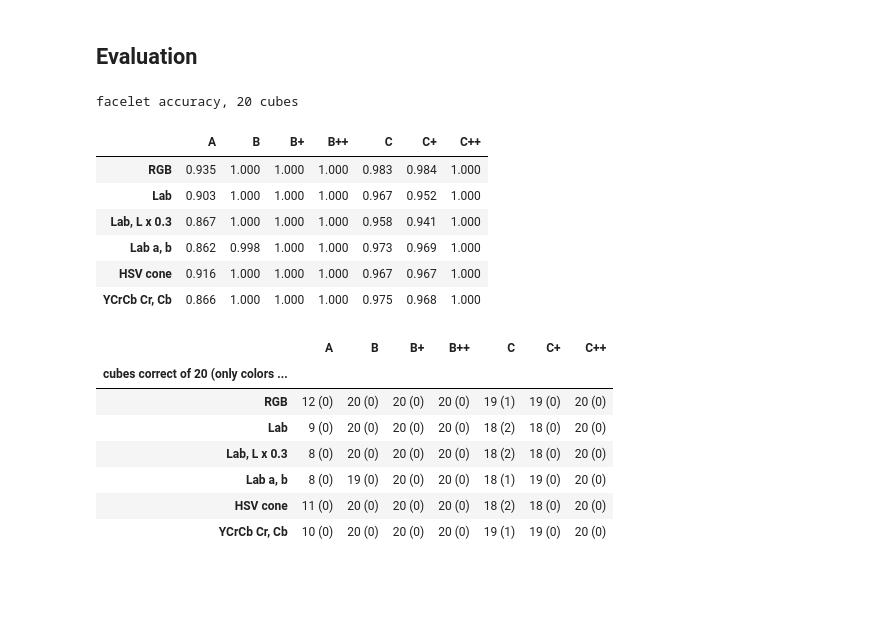
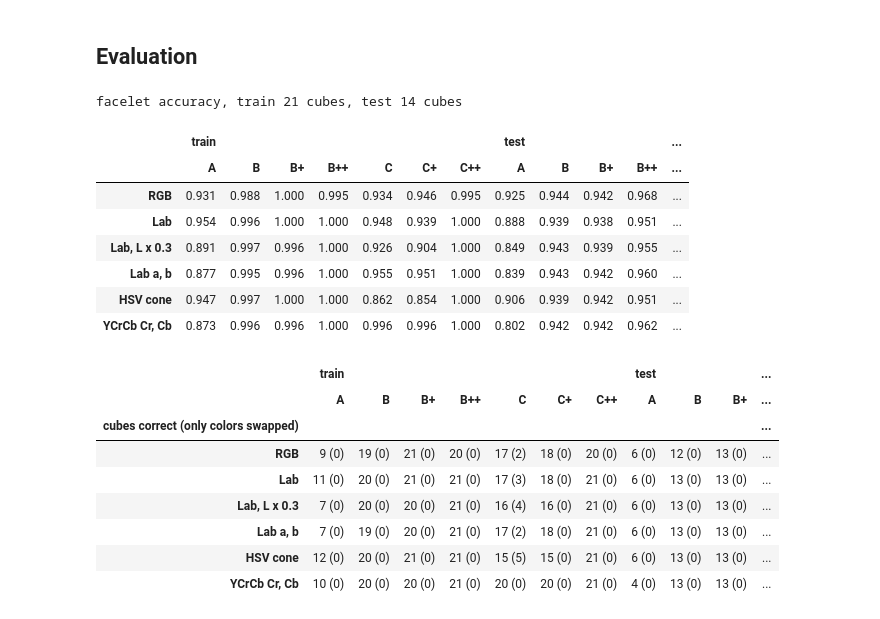
Before and after one commit to kwyrzyk/puzzle-vision, a Jupyter notebook: research/notebooks/3.1-kw-sticker-color-classification.ipynb, the cells around one changed output. Saved outputs shown, nothing was run; the diff lists cells and outputs as text; code cells hidden in the pictures; blank space fills up the shorter version.

```diff
--- a/research/notebooks/3.1-kw-sticker-color-classification.ipynb
+++ b/research/notebooks/3.1-kw-sticker-color-classification.ipynb
@@ -341,13 +411,6 @@ for space, feature in tqdm(SPACES.items()):
 # %% [markdown]
 ## Evaluation
 # %%
-with (RAW_METADATA_DIR / "cubes.csv").open(newline="") as f:
-    truth = {
-        row["cube_id"]: CubeState.from_scramble(row["scramble"])
-        for row in csv.DictReader(f)
-        if row["cube_id"] in cubes
-    }
-
 BACKGROUND = "background"  # facelet without color
 LABELS = [*COLOR.values(), BACKGROUND]
 
@@ -369,59 +432,74 @@ def accuracy(by_cube):
     )
 
 
+def subset(by_cube, name):
+    return {cube_id: by_cube[cube_id] for cube_id in SETS[name]}
+
+
+def per_set(metric):
+    # rows: spaces, columns: (set, method)
+    return pd.concat(
+        {
+            name: pd.DataFrame(
+                {
+                    space: {
+                        method: metric(subset(by_cube, name))
+                        for method, by_cube in by_method.items()
+                    }
+                    for space, by_method in states.items()
+                }
+            ).T
+            for name in SETS
+        },
+        axis=1,
+    )
+
+
 assert accuracy(truth) == 1
 assert accuracy({cube_id: CubeState() for cube_id in truth}) == 0
 # %%
-table = pd.DataFrame(
-    {
-        space: {name: accuracy(by_cube) for name, by_cube in by_method.items()}
-        for space, by_method in states.items()
-    }
-).T
-print(f"facelet accuracy, {len(truth)} cubes")
+table = per_set(accuracy)
+print(f"facelet accuracy, train {len(SETS['train'])} cubes, test {len(SETS['test'])} cubes")
 table.style.format("{:.3f}").highlight_max(axis=0)
 # %% [output]
-facelet accuracy, 20 cubes
+facelet accuracy, train 21 cubes, test 14 cubes
-|  | A | B | B+ | B++ | C | C+ | C++ |
-| RGB | 0.935 | 1.000 | 1.000 | 1.000 | 0.983 | 0.984 | 1.000 |
-| Lab | 0.903 | 1.000 | 1.000 | 1.000 | 0.967 | 0.952 | 1.000 |
-| Lab, L x 0.3 | 0.867 | 1.000 | 1.000 | 1.000 | 0.958 | 0.941 | 1.000 |
-| Lab a, b | 0.862 | 0.998 | 1.000 | 1.000 | 0.973 | 0.969 | 1.000 |
-| HSV cone | 0.916 | 1.000 | 1.000 | 1.000 | 0.967 | 0.967 | 1.000 |
-| YCrCb Cr, Cb | 0.866 | 1.000 | 1.000 | 1.000 | 0.975 | 0.968 | 1.000 |
+|  | train |  |  |  |  |  |  | test |  |  |  | ... |
+|  | A | B | B+ | B++ | C | C+ | C++ | A | B | B+ | B++ | ... |
+| RGB | 0.931 | 0.988 | 1.000 | 0.995 | 0.934 | 0.946 | 0.995 | 0.925 | 0.944 | 0.942 | 0.968 | ... |
+| Lab | 0.954 | 0.996 | 1.000 | 1.000 | 0.948 | 0.939 | 1.000 | 0.888 | 0.939 | 0.938 | 0.951 | ... |
+| Lab, L x 0.3 | 0.891 | 0.997 | 0.996 | 1.000 | 0.926 | 0.904 | 1.000 | 0.849 | 0.943 | 0.939 | 0.955 | ... |
+| Lab a, b | 0.877 | 0.995 | 0.996 | 1.000 | 0.955 | 0.951 | 1.000 | 0.839 | 0.943 | 0.942 | 0.960 | ... |
+| HSV cone | 0.947 | 0.997 | 1.000 | 1.000 | 0.862 | 0.854 | 1.000 | 0.906 | 0.939 | 0.942 | 0.951 | ... |
+| YCrCb Cr, Cb | 0.873 | 0.996 | 0.996 | 1.000 | 0.996 | 0.996 | 1.000 | 0.802 | 0.942 | 0.942 | 0.962 | ... |
 # %%
 def colors_swapped(state, cube_id):
     # wrong, but correct after renaming the colors one to one
     pairs = set(zip(facelet_colors(state), facelet_colors(truth[cube_id]), strict=True))
     predicted, expected = zip(*pairs, strict=True)
     return (
         state != truth[cube_id]
         and BACKGROUND not in predicted
         and len(pairs) == len(set(predicted)) == len(set(expected))
     )
 
 
 def cubes_correct(by_cube):
     exact = sum(state == truth[cube_id] for cube_id, state in by_cube.items())
     swapped = sum(colors_swapped(state, cube_id) for cube_id, state in by_cube.items())
     return f"{exact} ({swapped})"
 
 
-pd.DataFrame(
-    {
-        space: {name: cubes_correct(by_cube) for name, by_cube in by_method.items()}
-        for space, by_method in states.items()
-    }
-).T.rename_axis(f"cubes correct of {len(truth)} (only colors swapped)")
+per_set(cubes_correct).rename_axis("cubes correct (only colors swapped)")
 # %% [output]
-|  | A | B | B+ | B++ | C | C+ | C++ |
-| cubes correct of 20 (only colors ... |  |  |  |  |  |  |  |
-| RGB | 12 (0) | 20 (0) | 20 (0) | 20 (0) | 19 (1) | 19 (0) | 20 (0) |
-| Lab | 9 (0) | 20 (0) | 20 (0) | 20 (0) | 18 (2) | 18 (0) | 20 (0) |
-| Lab, L x 0.3 | 8 (0) | 20 (0) | 20 (0) | 20 (0) | 18 (2) | 18 (0) | 20 (0) |
-| Lab a, b | 8 (0) | 19 (0) | 20 (0) | 20 (0) | 18 (1) | 19 (0) | 20 (0) |
-| HSV cone | 11 (0) | 20 (0) | 20 (0) | 20 (0) | 18 (2) | 18 (0) | 20 (0) |
-| YCrCb Cr, Cb | 10 (0) | 20 (0) | 20 (0) | 20 (0) | 19 (1) | 19 (0) | 20 (0) |
+|  | train |  |  |  |  |  |  | test |  |  | ... |
+|  | A | B | B+ | B++ | C | C+ | C++ | A | B | B+ | ... |
+| cubes correct (only colors swapped) |  |  |  |  |  |  |  |  |  |  | ... |
+| RGB | 9 (0) | 19 (0) | 21 (0) | 20 (0) | 17 (2) | 18 (0) | 20 (0) | 6 (0) | 12 (0) | 13 (0) | ... |
+| Lab | 11 (0) | 20 (0) | 21 (0) | 21 (0) | 17 (3) | 18 (0) | 21 (0) | 6 (0) | 13 (0) | 13 (0) | ... |
+| Lab, L x 0.3 | 7 (0) | 20 (0) | 20 (0) | 21 (0) | 16 (4) | 16 (0) | 21 (0) | 6 (0) | 13 (0) | 13 (0) | ... |
+| Lab a, b | 7 (0) | 19 (0) | 20 (0) | 21 (0) | 17 (2) | 18 (0) | 21 (0) | 6 (0) | 13 (0) | 13 (0) | ... |
+| HSV cone | 12 (0) | 20 (0) | 21 (0) | 21 (0) | 15 (5) | 15 (0) | 21 (0) | 6 (0) | 13 (0) | 13 (0) | ... |
+| YCrCb Cr, Cb | 10 (0) | 20 (0) | 20 (0) | 21 (0) | 20 (0) | 20 (0) | 21 (0) | 4 (0) | 13 (0) | 13 (0) | ... |
 # %%
 METHOD = "B+"
 
```
Also changed, not shown: parts of 11 cells of this notebook.
